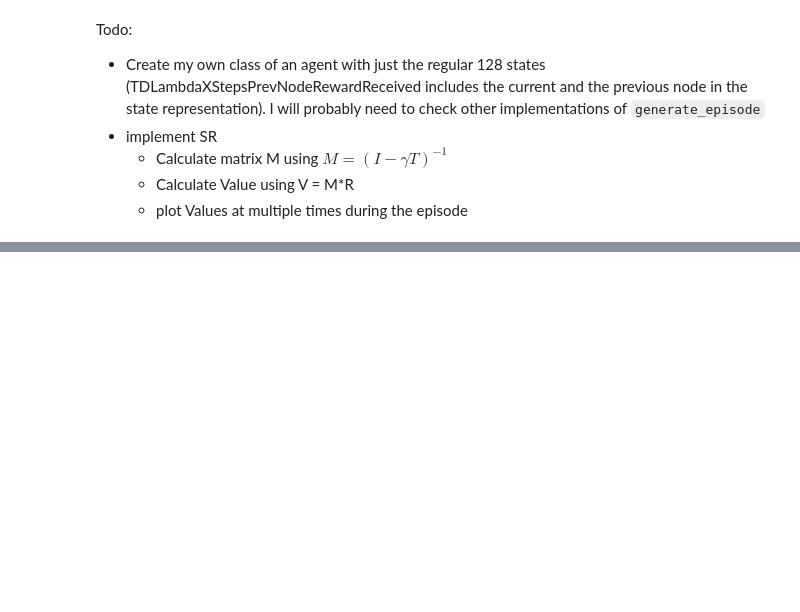
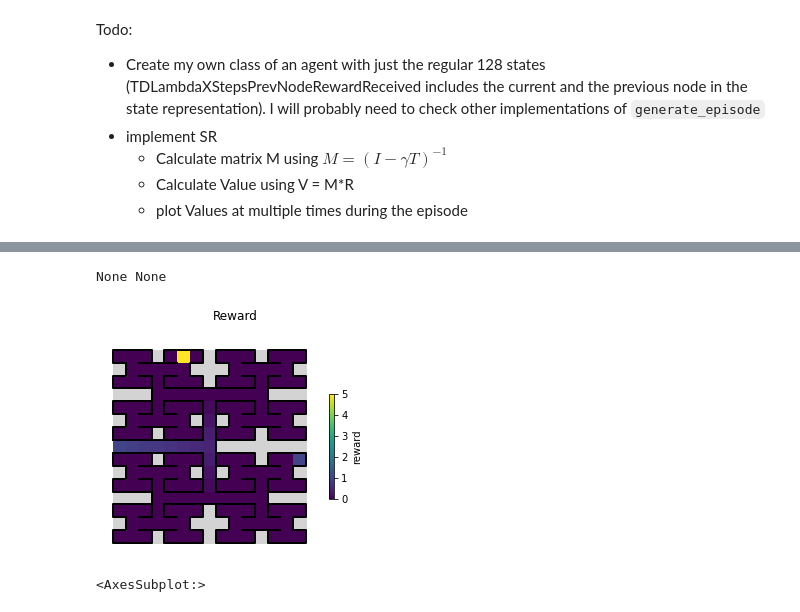
Before and after one commit to umeshksingla/MouseMazeHierRL, a Jupyter notebook: RL_model_and_analysis.ipynb, the cells around one changed output, grey strips where cells are left out. Cells and saved outputs as stored; diff of their text form; code cells hidden in the pictures; blank space fills up the shorter version.

```diff
--- a/RL_model_and_analysis.ipynb
+++ b/RL_model_and_analysis.ipynb
@@ -399,0 +466,19 @@ Todo:
+# %%
+r = np.zeros(n_states+1)
+r[RWD_NODE]=1
+r[0]=.5
+r[127]=1
+
+plot_maze_stats(r, 'state_values', colormap_name=None, colorbar_label="reward", figtitle="Reward")
+
+# values = M@r[:-1]
+# print(values.shape)
+
+# bigger=zeros(128)
+# bigger[:-1]=values
+
+# plot_maze_stats(bigger, 'state_values', colormap_name=None, colorbar_label="state value V", figtitle="Values");
+# %% [output]
+None None
+[figure, added]
+<AxesSubplot:>
```
Also changed, not shown: parts of 16 cells of this notebook, 2 other files.
